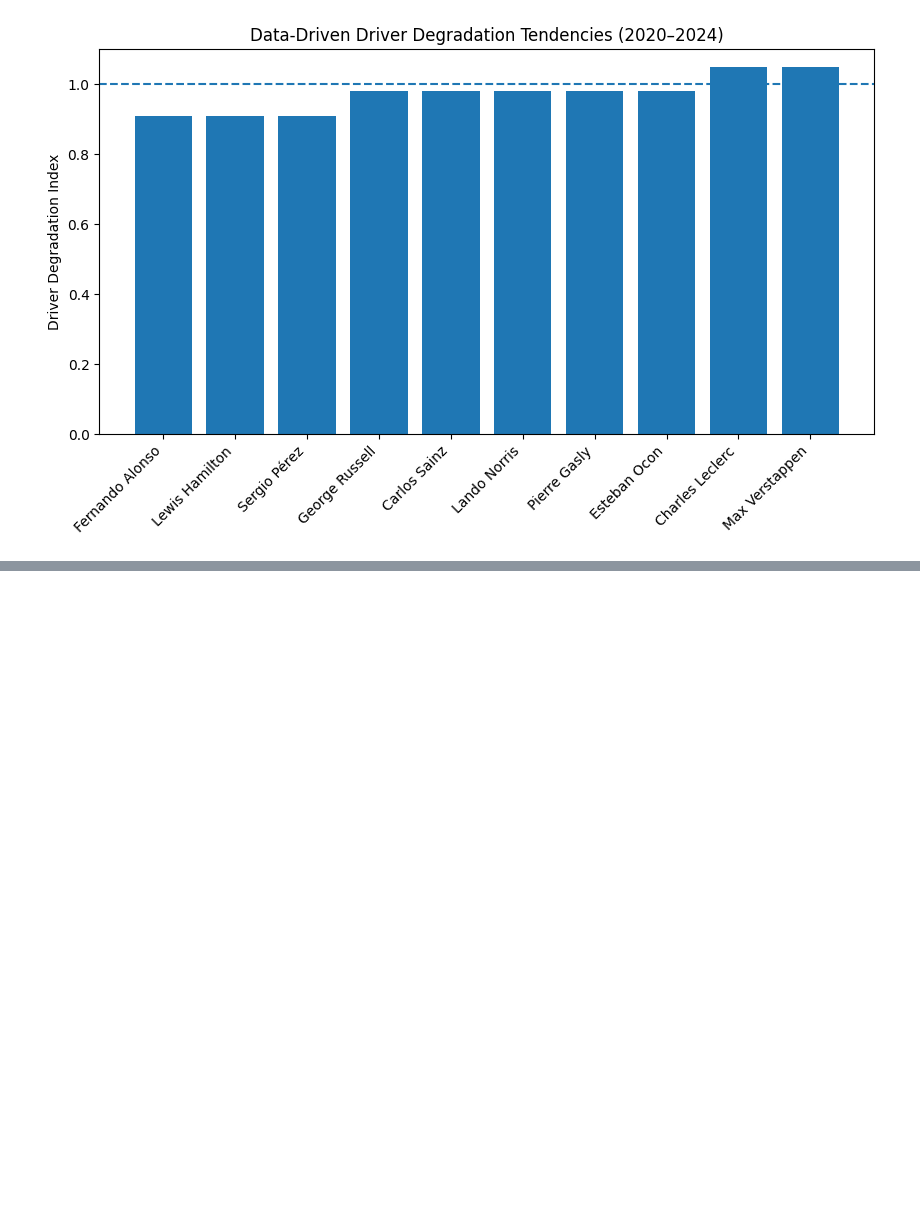
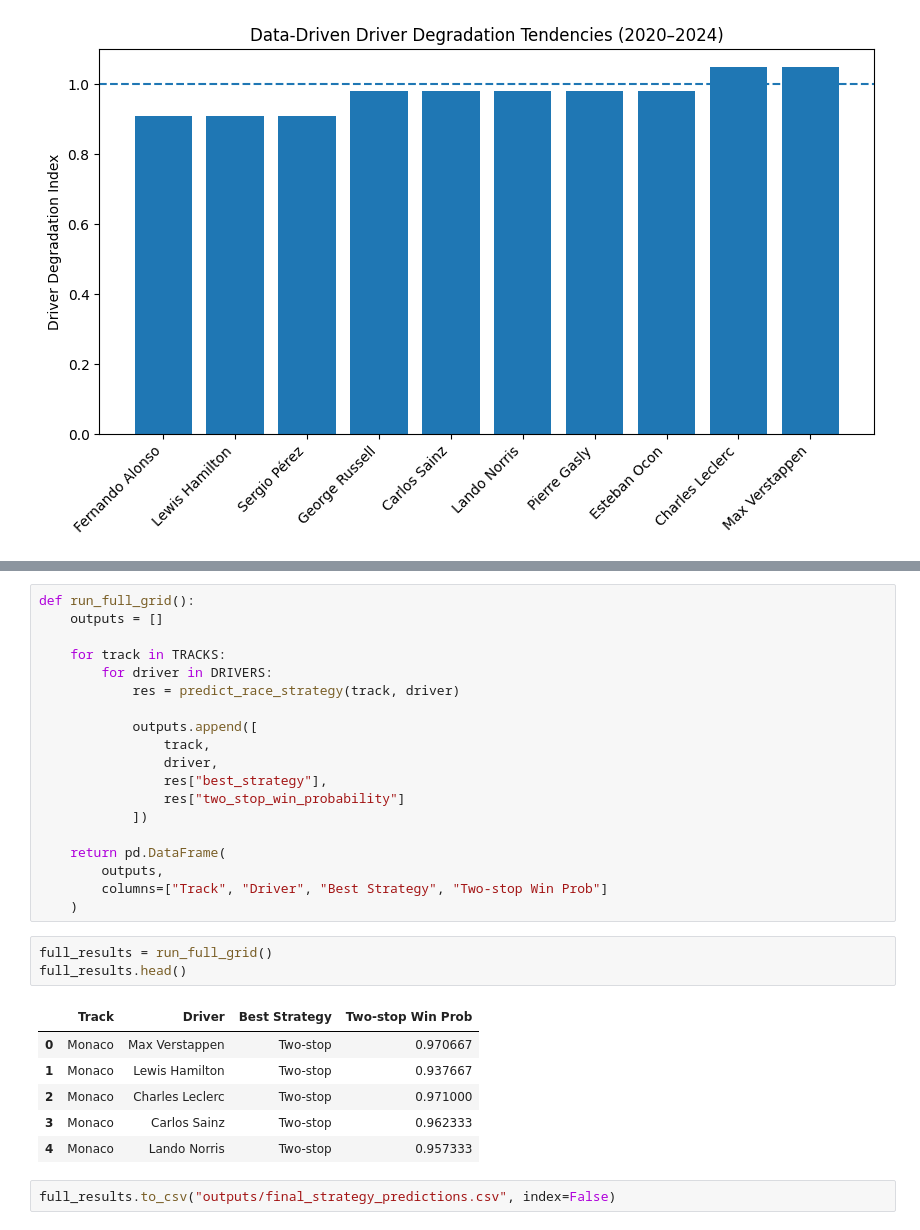
Before and after one commit to Sneha73685/f1-tyre-strategy-colab, a Jupyter notebook: tyre-degradation-simulation.ipynb, the cells around one changed output, grey strips where cells are left out. Cells and saved outputs as stored; diff of their text form; blank space fills up the shorter version.

```diff
--- a/tyre-degradation-simulation.ipynb
+++ b/tyre-degradation-simulation.ipynb
@@ -896,0 +967,31 @@ plt.show()
+# %%
+def run_full_grid():
+    outputs = []
+
+    for track in TRACKS:
+        for driver in DRIVERS:
+            res = predict_race_strategy(track, driver)
+
+            outputs.append([
+                track,
+                driver,
+                res["best_strategy"],
+                res["two_stop_win_probability"]
+            ])
+
+    return pd.DataFrame(
+        outputs,
+        columns=["Track", "Driver", "Best Strategy", "Two-stop Win Prob"]
+    )
+# %%
+full_results = run_full_grid()
+full_results.head()
+# %% [output]
+|  | Track | Driver | Best Strategy | Two-stop Win Prob |
+| 0 | Monaco | Max Verstappen | Two-stop | 0.970667 |
+| 1 | Monaco | Lewis Hamilton | Two-stop | 0.937667 |
+| 2 | Monaco | Charles Leclerc | Two-stop | 0.971000 |
+| 3 | Monaco | Carlos Sainz | Two-stop | 0.962333 |
+| 4 | Monaco | Lando Norris | Two-stop | 0.957333 |
+# %%
+full_results.to_csv("outputs/final_strategy_predictions.csv", index=False)
```
Also changed, not shown: parts of 4 cells of this notebook, 1 other file.
